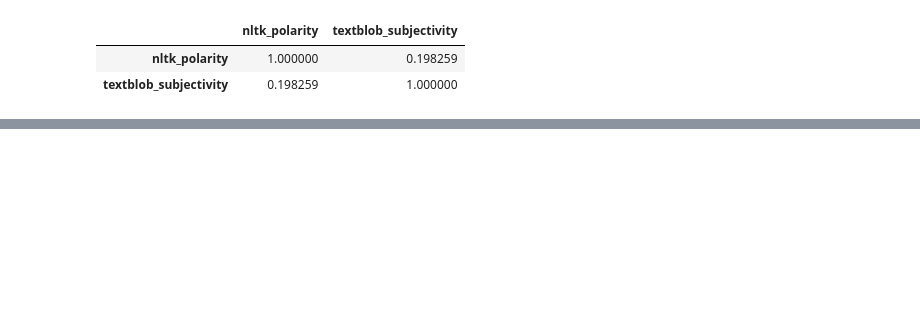
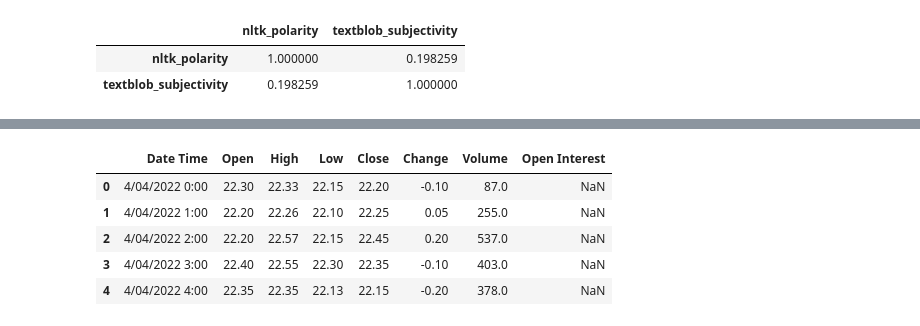
Before and after one commit to LaachH/dream_team, a Jupyter notebook: gunin files/refined.ipynb, the cells around one changed output, grey strips where cells are left out. Cells and saved outputs as stored; diff of their text form; code cells hidden in the pictures; blank space fills up the shorter version.

```diff
--- a/gunin files/refined.ipynb
+++ b/gunin files/refined.ipynb
@@ -233,0 +248,11 @@ refined_tweet_df[['nltk_polarity', 'textblob_subjectivity']].corr()
+# %%
+vix_path = Path("vix.csv")
+vix_df = pd.read_csv(vix_path, skiprows=1)
+vix_df.head()
+# %% [output]
+|  | Date Time | Open | High | Low | Close | Change | Volume | Open Interest |
+| 0 | 4/04/2022 0:00 | 22.30 | 22.33 | 22.15 | 22.20 | -0.10 | 87.0 | NaN |
+| 1 | 4/04/2022 1:00 | 22.20 | 22.26 | 22.10 | 22.25 | 0.05 | 255.0 | NaN |
+| 2 | 4/04/2022 2:00 | 22.20 | 22.57 | 22.15 | 22.45 | 0.20 | 537.0 | NaN |
+| 3 | 4/04/2022 3:00 | 22.40 | 22.55 | 22.30 | 22.35 | -0.10 | 403.0 | NaN |
+| 4 | 4/04/2022 4:00 | 22.35 | 22.35 | 22.13 | 22.15 | -0.20 | 378.0 | NaN |
```
Also changed, not shown: parts of 18 cells of this notebook, 17 other files.
